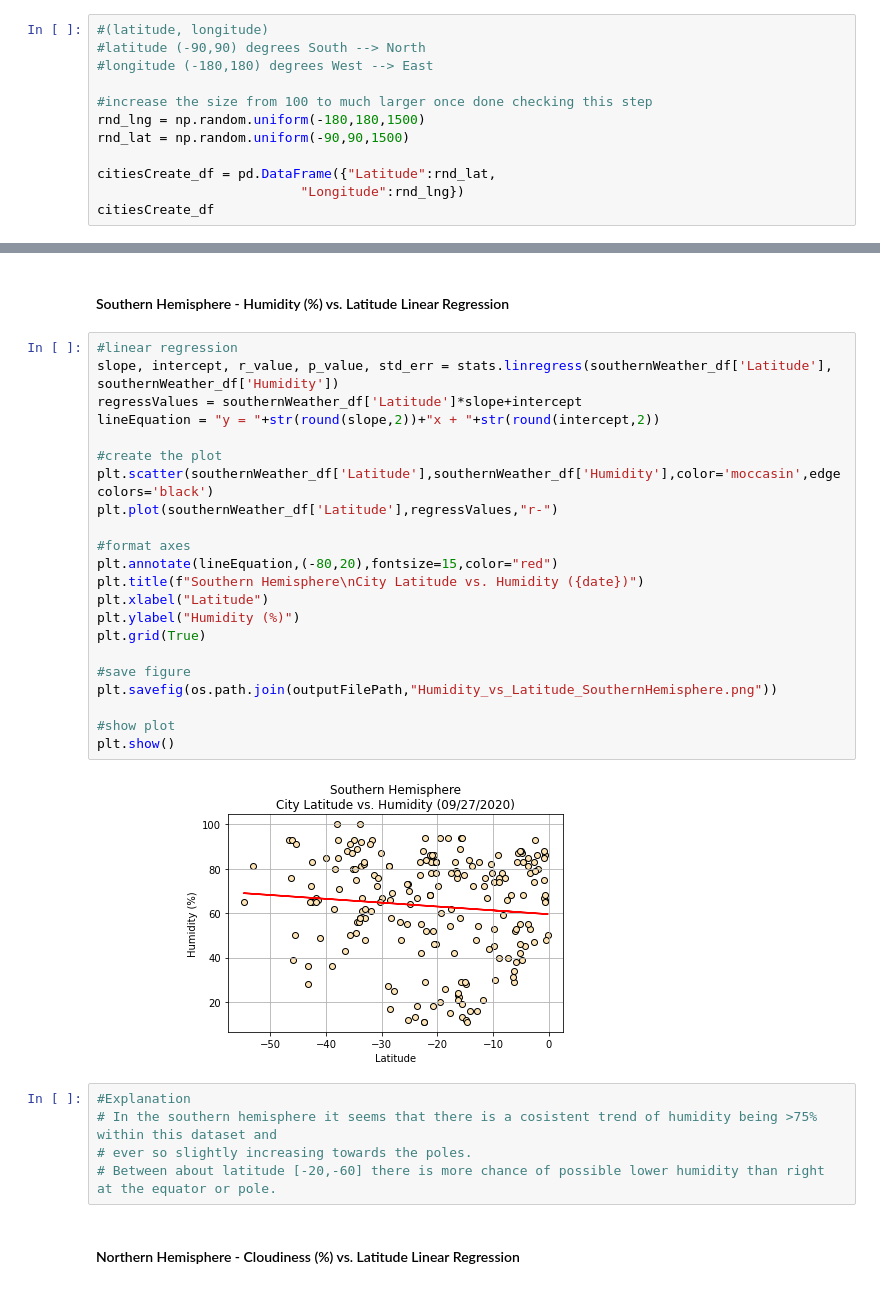
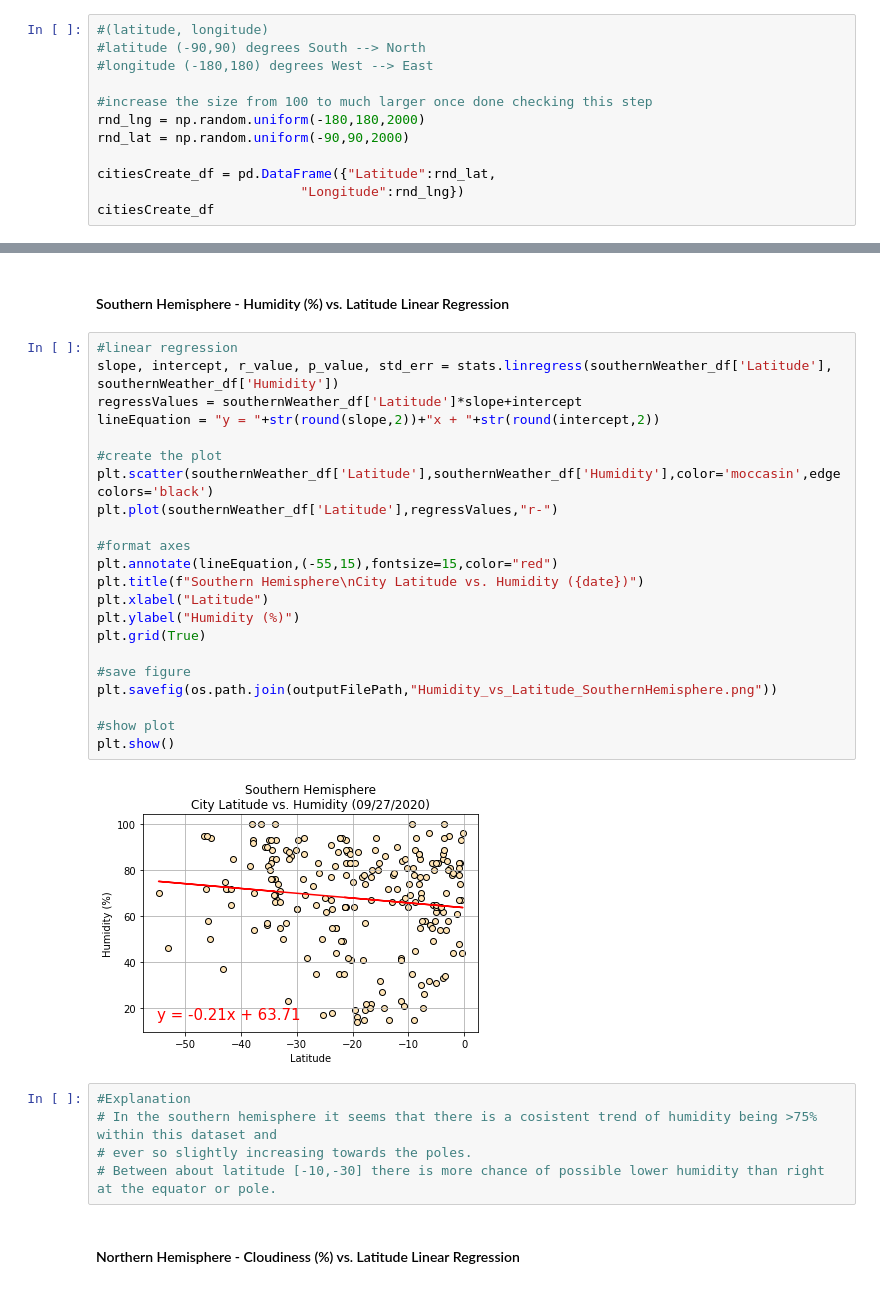
Before and after one commit to meielerol/API-challenge, a Jupyter notebook: WeatherPy.ipynb, the cells around one changed output, grey strips where cells are left out. Drawn from its saved outputs; the diff is of its cells as text.

```diff
--- a/WeatherPy.ipynb
+++ b/WeatherPy.ipynb
@@ -30,8 +30,8 @@ outputFilePath = os.path.join("Output-Data")
 #longitude (-180,180) degrees West --> East
 
 #increase the size from 100 to much larger once done checking this step
-rnd_lng = np.random.uniform(-180,180,1500)
-rnd_lat = np.random.uniform(-90,90,1500)
+rnd_lng = np.random.uniform(-180,180,2000)
+rnd_lat = np.random.uniform(-90,90,2000)
 
 citiesCreate_df = pd.DataFrame({"Latitude":rnd_lat,
                           "Longitude":rnd_lng})
@@ -467,32 +465,32 @@ plt.show()
 # %%
 #linear regression
 slope, intercept, r_value, p_value, std_err = stats.linregress(southernWeather_df['Latitude'], southernWeather_df['Humidity'])
 regressValues = southernWeather_df['Latitude']*slope+intercept
 lineEquation = "y = "+str(round(slope,2))+"x + "+str(round(intercept,2))
 
 #create the plot
 plt.scatter(southernWeather_df['Latitude'],southernWeather_df['Humidity'],color='moccasin',edgecolors='black')
 plt.plot(southernWeather_df['Latitude'],regressValues,"r-")
 
 #format axes
-plt.annotate(lineEquation,(-80,20),fontsize=15,color="red")
+plt.annotate(lineEquation,(-55,15),fontsize=15,color="red")
 plt.title(f"Southern Hemisphere\nCity Latitude vs. Humidity ({date})")
 plt.xlabel("Latitude")
 plt.ylabel("Humidity (%)")
 plt.grid(True)
 
 #save figure
 plt.savefig(os.path.join(outputFilePath,"Humidity_vs_Latitude_SouthernHemisphere.png"))
 
 #show plot
 plt.show()
 # %% [output]
-[figure, old version]
+[figure, new version]
 # %%
 #Explanation
 # In the southern hemisphere it seems that there is a cosistent trend of humidity being >75% within this dataset and
 # ever so slightly increasing towards the poles.
-# Between about latitude [-20,-60] there is more chance of possible lower humidity than right at the equator or pole.
+# Between about latitude [-10,-30] there is more chance of possible lower humidity than right at the equator or pole.
 # %% [markdown]
 ####  Northern Hemisphere - Cloudiness (%) vs. Latitude Linear Regression
 # %%
```
Also changed, not shown: parts of 23 cells of this notebook, 17 other files.
